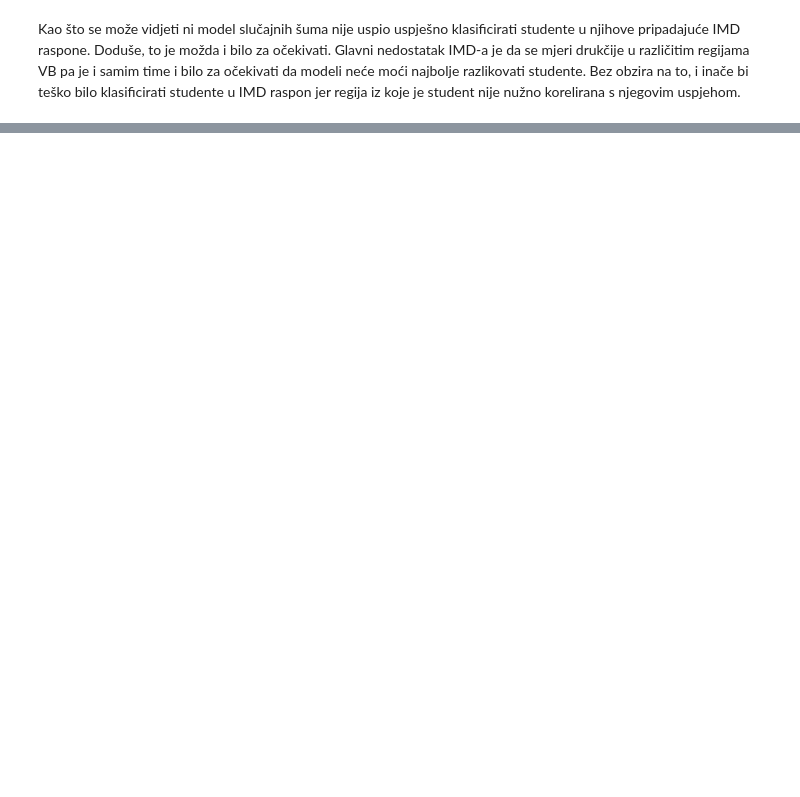
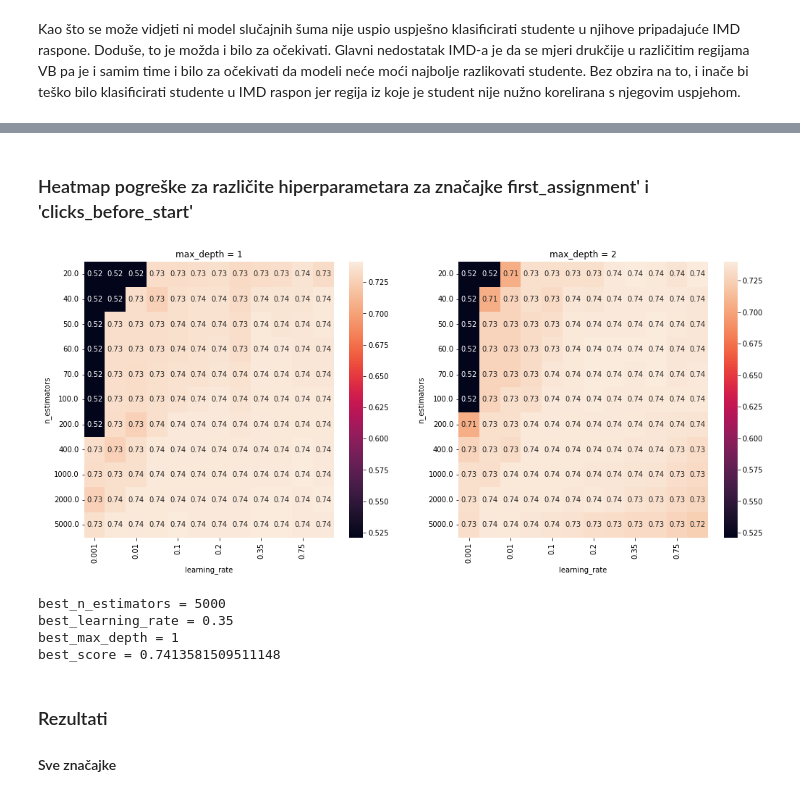
Before and after one commit to ksimicevic/early-student-success-predictors, a Jupyter notebook: project-pt2.ipynb, the cells around one changed output, grey strips where cells are left out. Drawn from its saved outputs; the diff is of its cells as text; code cells hidden in the pictures; blank space fills up the shorter version.

```diff
--- a/project-pt2.ipynb
+++ b/project-pt2.ipynb
@@ -449,0 +585,39 @@ Kao što se može vidjeti ni model slučajnih šuma nije uspio uspješno klasifi
+# %% [markdown]
+### Heatmap pogreške za različite hiperparametara za značajke first_assignment' i 'clicks_before_start'
+# %%
+plt.subplot(1,2,1)
+
+plt.title('max_depth = 1')
+gb_df_1 = gb_df_2_.copy()
+gb_df_1 = gb_df_1[gb_df_1['max_depth'] == 1]
+gb_df_1.drop_duplicates(['n_estimators','learning_rate'], inplace=True)
+pivot = gb_df_1.pivot(index='n_estimators', columns='learning_rate', values='score')
+ax = sns.heatmap(pivot,annot=True)
+
+plt.subplot(1,2,2)
+
+plt.title('max_depth = 2')
+gb_df_2 = gb_df_2_.copy()
+gb_df_2 = gb_df_2[gb_df_2['max_depth'] == 2]
+gb_df_2.drop_duplicates(['n_estimators','learning_rate'], inplace=True)
+pivot = gb_df_2.pivot(index='n_estimators', columns='learning_rate', values='score')
+ax = sns.heatmap(pivot,annot=True)
+
+plt.gcf().set_size_inches(17, 7)
+
+plt.show()
+# %% [output]
+[figure, added]
+# %%
+print('best_n_estimators = ' + str(best_n_estimators_2))
+print('best_learning_rate = ' + str(best_learning_rate_2))
+print('best_max_depth = ' + str(best_max_depth_2))
+print('best_score = ' + str(best_score_2))
+# %% [output]
+best_n_estimators = 5000
+best_learning_rate = 0.35
+best_max_depth = 1
+best_score = 0.7413581509511148
+# %% [markdown]
+### Rezultati
+#### Sve značajke
```
Also changed, not shown: parts of 24 cells of this notebook.
